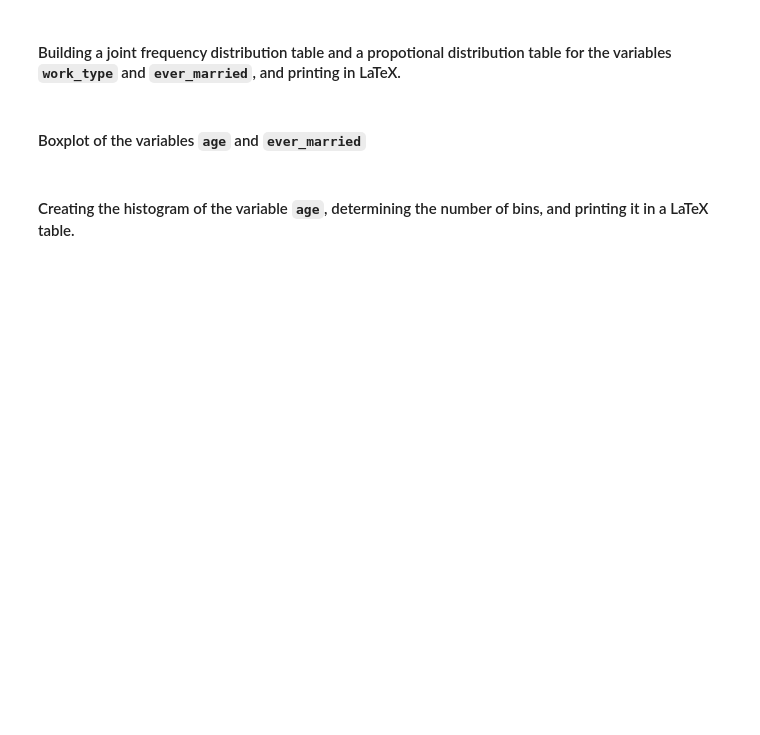
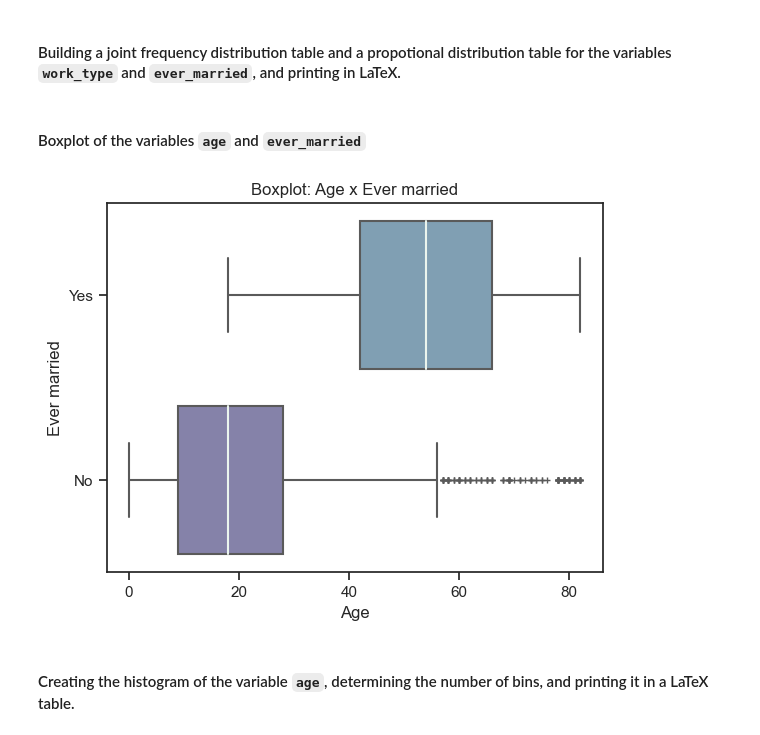
Before and after one commit to vitornegromonte/EDA_stroke, a Jupyter notebook: python/data_exploring.ipynb, the cells around one changed output. Cells and saved outputs as stored; diff of their text form; code cells hidden in the pictures; blank space fills up the shorter version.

```diff
--- a/python/data_exploring.ipynb
+++ b/python/data_exploring.ipynb
@@ -85,16 +101,26 @@ print('--------------------------')
 #### Boxplot of the variables `age` and `ever_married`
 # %%
 my_pal = {'Yes': '#78a1bb', 'No': '#7f7caf'}
+sns.set(style='ticks')
 sns.boxplot(data=datac,
             x ='age',
             y = 'ever_married',
             notch = False,
             showcaps = True,
             flierprops = {'marker': '+'},
             medianprops = {'color': '#ebf5ee'},
             linewidth = 1.5,
             orient = 'h',
             palette = my_pal)
+
+plt.title('Boxplot: Age x Ever married')
+plt.xlabel('Age')
+plt.ylabel('Ever married')
+
+plt.savefig('../plots/bidimensional/boxplot_age-ever_married.png', dpi = 300, bbox_inches='tight')
+plt.show()
+# %% [output]
+[figure, added]
 # %% [markdown]
 #### Creating the histogram of the variable `age`, determining the number of bins, and printing it in a LaTeX table.
 # %%
```
Also changed, not shown: parts of 7 cells of this notebook, 36 other files.
